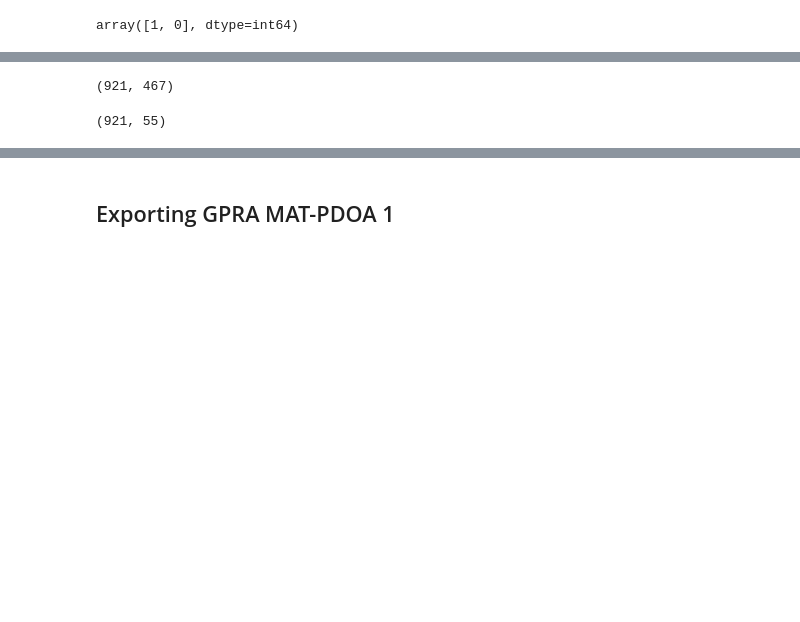
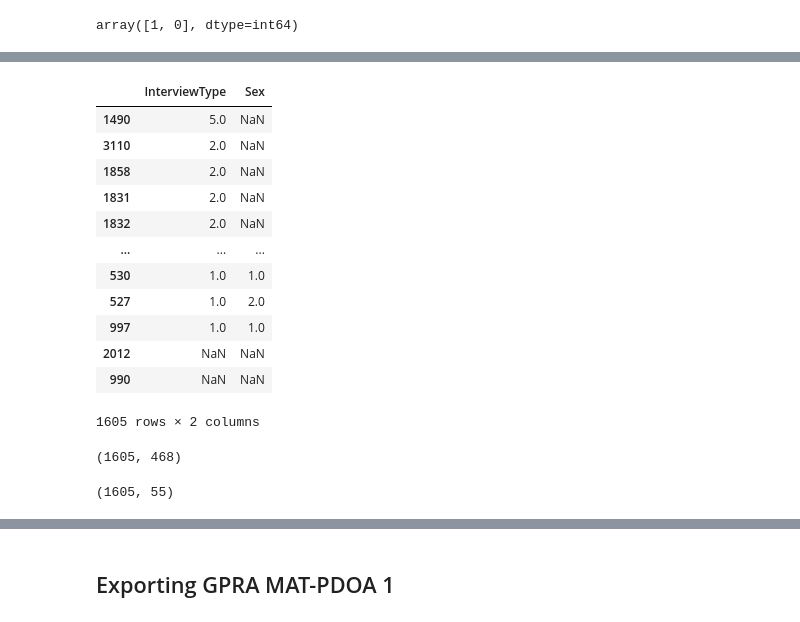
Before and after one commit to Scipio94/MAT-PDOA-GPRA-ETL-Reporting, a Jupyter notebook: GPRA MAT-PDOA 1.ipynb, the cells around one changed output, grey strips where cells are left out. Cells and saved outputs as stored; diff of their text form; code cells hidden in the pictures; blank space fills up the shorter version.

```diff
--- a/GPRA MAT-PDOA 1.ipynb
+++ b/GPRA MAT-PDOA 1.ipynb
@@ -8,7 +8,7 @@ import pandas as pd
 import numpy as np
 # %%
 # importing data and parsing datetime columns
-df = pd.read_csv(r"\\cdchomedir01\home1\tyogarro\Jan GPRA\GPRA_Coding_File.csv", parse_dates = ['ADMIT_DT','FORM_DTTM',
+df = pd.read_csv(r"\\cdchomedir01\home1\tyogarro\GPRA\GPRA_Coding_File.csv", parse_dates = ['ADMIT_DT','FORM_DTTM',
                                                                                                 'FORM_UPDATE_DTTM','DOB'])
 
 
@@ -931,6 +931,37 @@ def Travel_Time (row):
 
 
 df['ServicesTravelTime'] = df.apply(Travel_Time,axis=1)
+# %%
+# creating a function for the column Sex
+def gender(row):
+    if row['WHAT_DO_YOU_CONSIDER_YOURSELF_TO_BE'] == 'Male':
+        return 1
+    elif row['WHAT_DO_YOU_CONSIDER_YOURSELF_TO_BE'] == 'Female':
+        return 2
+
+def interview_type(row):
+    if row['InterviewType'] == 1:
+        return gender(row)
+    else:
+        pass
+
+df['Sex'] = df.apply(interview_type, axis = 1)
+# %%
+df[['InterviewType','Sex']].sort_values(by = 'InterviewType', ascending = False)
+# %% [output]
+|  | InterviewType | Sex |
+| 1490 | 5.0 | NaN |
+| 3110 | 2.0 | NaN |
+| 1858 | 2.0 | NaN |
+| 1831 | 2.0 | NaN |
+| 1832 | 2.0 | NaN |
+| ... | ... | ... |
+| 530 | 1.0 | 1.0 |
+| 527 | 1.0 | 2.0 |
+| 997 | 1.0 | 1.0 |
+| 2012 | NaN | NaN |
+| 990 | NaN | NaN |
+1605 rows × 2 columns
 # %%
 # filtering columnms based on Interview Type
 
@@ -958,11 +989,11 @@ df[filter_columns] = df.apply(interview_type, axis = 1)
 # %%
 df.shape
 # %% [output]
-(921, 467)
+(1605, 468)
 # %%
 df[filter_columns].shape
 # %% [output]
-(921, 55)
+(1605, 55)
 # %%
 #Renaming column
 df.rename(columns = {'ALCOHOL_NUMBER_OF_DAYS':'AlcoholDays'}, inplace = True)
```
Also changed, not shown: parts of 4 cells of this notebook, 5 other files.
